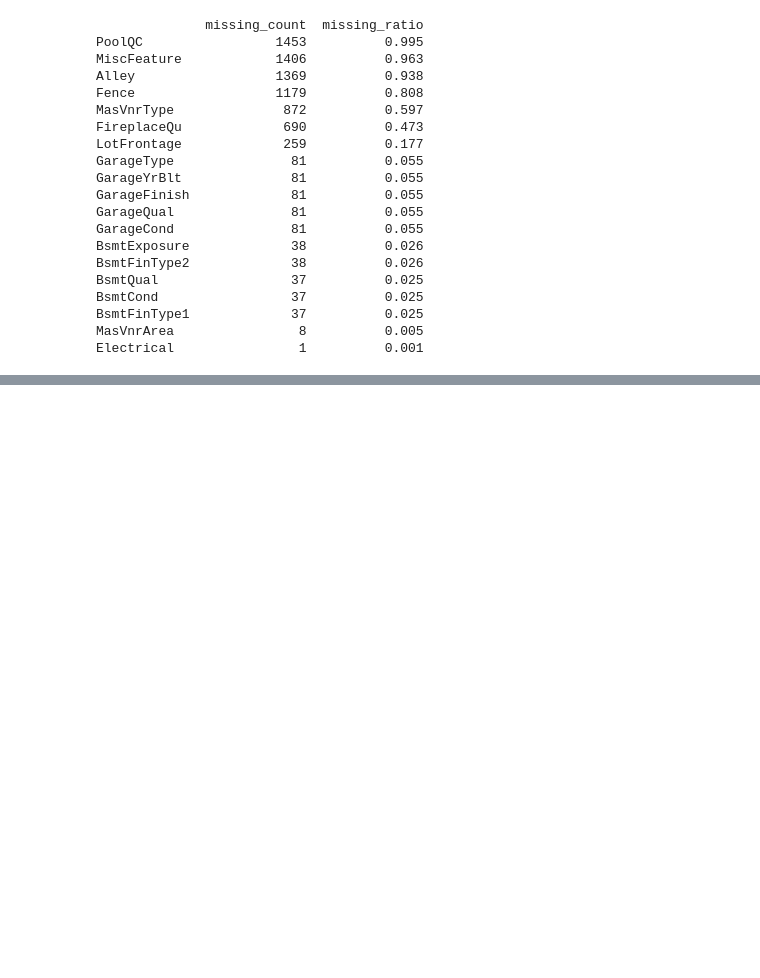
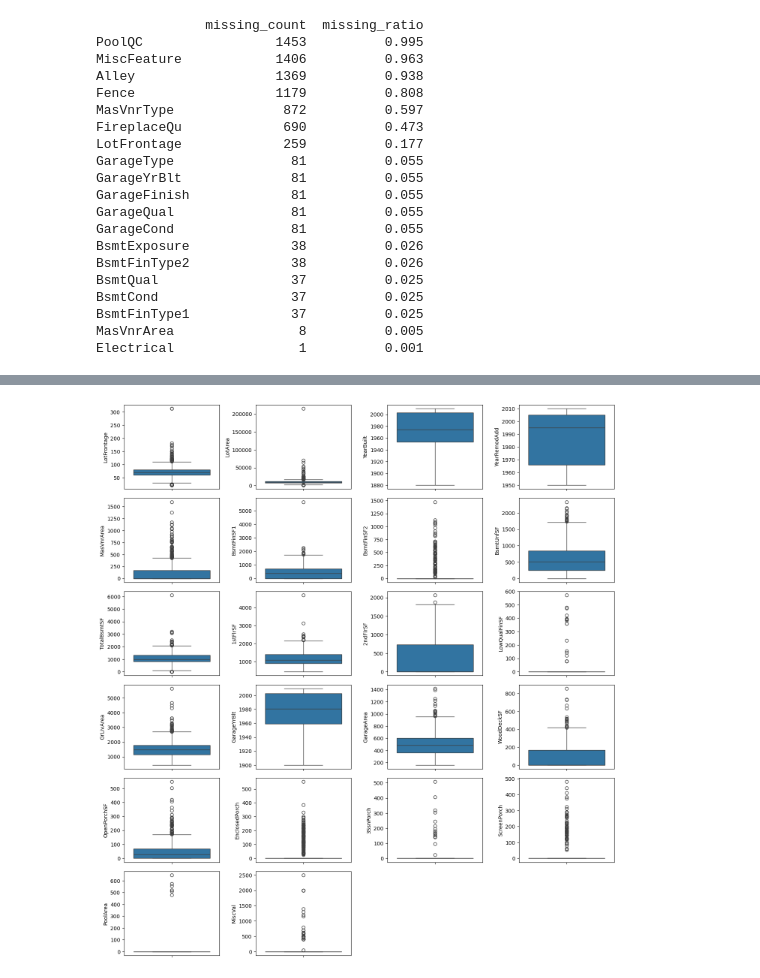
Before and after one commit to vallmeister/house-price-prediction, a Jupyter notebook: notebooks/01_eda.ipynb, the cells around one changed output, grey strips where cells are left out. Saved outputs shown, nothing was run; the diff lists cells and outputs as text; code cells hidden in the pictures; blank space fills up the shorter version.

```diff
--- a/notebooks/01_eda.ipynb
+++ b/notebooks/01_eda.ipynb
@@ -95,0 +187,8 @@ Let's take a closer look at the missing variables:
+# %%
+fig = plt.figure(figsize=(14,15))
+for i, col in enumerate(continuous_numeric_vars):
+    plt.subplot(6,4,i + 1)
+    sns.boxplot(y=col, data=numeric_X.dropna())
+fig.tight_layout(pad=1.0)
+# %% [output]
+[figure, added]
```
Also changed, not shown: parts of 13 cells of this notebook, 1 other file.
